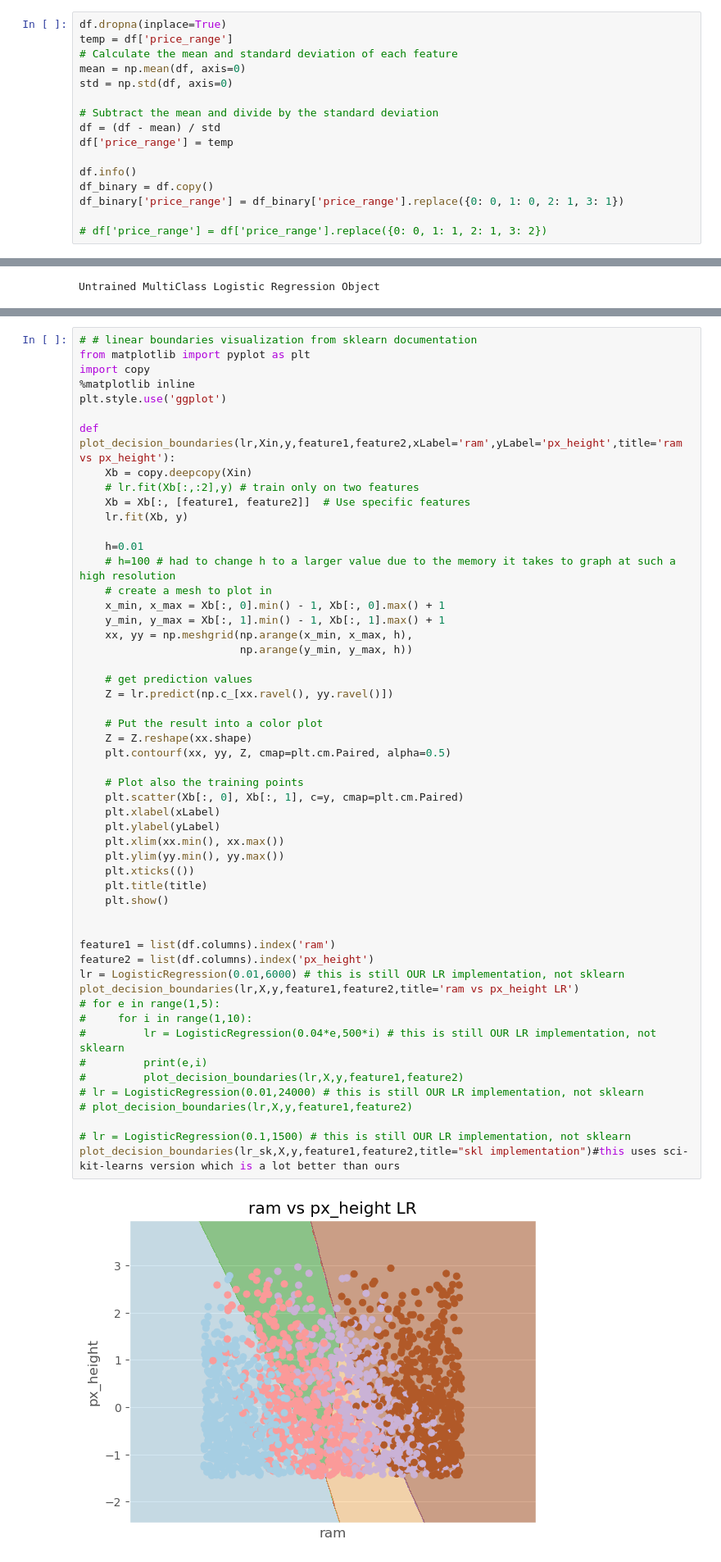
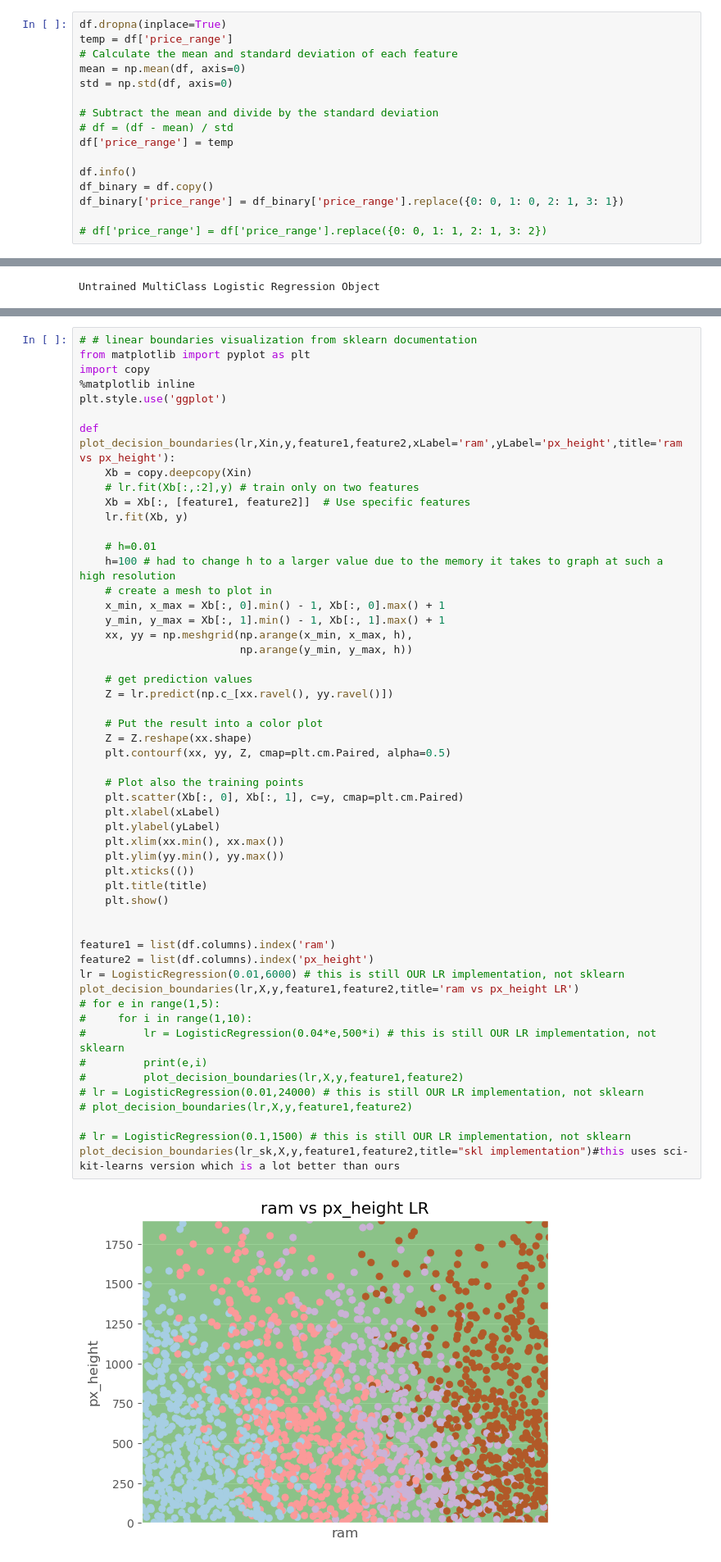
Before and after one commit to ephraim888sun/ML7324_Extending_-Logistic_Regression, a Jupyter notebook: LogisticRegressionProj3.ipynb, the cells around one changed output, grey strips where cells are left out. Shown at 82% size. Drawn from its saved outputs; the diff is of its cells as text.

Commit message:
Added graphs, and MSE

```diff
--- a/LogisticRegressionProj3.ipynb
+++ b/LogisticRegressionProj3.ipynb
@@ -57,7 +57,7 @@ mean = np.mean(df, axis=0)
 std = np.std(df, axis=0)
 
 # Subtract the mean and divide by the standard deviation
-df = (df - mean) / std
+# df = (df - mean) / std
 df['price_range'] = temp
 
 df.info()
@@ -527,8 +527,8 @@ def plot_decision_boundaries(lr,Xin,y,feature1,feature2,xLabel='ram',yLabel='px_
     Xb = Xb[:, [feature1, feature2]]  # Use specific features
     lr.fit(Xb, y)
 
-    h=0.01
-    # h=100 # had to change h to a larger value due to the memory it takes to graph at such a high resolution
+    # h=0.01
+    h=100 # had to change h to a larger value due to the memory it takes to graph at such a high resolution
     # create a mesh to plot in
     x_min, x_max = Xb[:, 0].min() - 1, Xb[:, 0].max() + 1
     y_min, y_max = Xb[:, 1].min() - 1, Xb[:, 1].max() + 1
@@ -541,31 +541,31 @@ def plot_decision_boundaries(lr,Xin,y,feature1,feature2,xLabel='ram',yLabel='px_
     # Put the result into a color plot
     Z = Z.reshape(xx.shape)
     plt.contourf(xx, yy, Z, cmap=plt.cm.Paired, alpha=0.5)
 
     # Plot also the training points
     plt.scatter(Xb[:, 0], Xb[:, 1], c=y, cmap=plt.cm.Paired)
     plt.xlabel(xLabel)
     plt.ylabel(yLabel)
     plt.xlim(xx.min(), xx.max())
     plt.ylim(yy.min(), yy.max())
     plt.xticks(())
     plt.title(title)
     plt.show()
 
 
 feature1 = list(df.columns).index('ram')
 feature2 = list(df.columns).index('px_height')
 lr = LogisticRegression(0.01,6000) # this is still OUR LR implementation, not sklearn
 plot_decision_boundaries(lr,X,y,feature1,feature2,title='ram vs px_height LR')
 # for e in range(1,5):
 #     for i in range(1,10):
 #         lr = LogisticRegression(0.04*e,500*i) # this is still OUR LR implementation, not sklearn
 #         print(e,i)
 #         plot_decision_boundaries(lr,X,y,feature1,feature2)
 # lr = LogisticRegression(0.01,24000) # this is still OUR LR implementation, not sklearn
 # plot_decision_boundaries(lr,X,y,feature1,feature2)
 
 # lr = LogisticRegression(0.1,1500) # this is still OUR LR implementation, not sklearn
 plot_decision_boundaries(lr_sk,X,y,feature1,feature2,title="skl implementation")#this uses sci-kit-learns version which is a lot better than ours
 # %% [output]
-[figure, old version]
+[figure, new version]
```
Also changed, not shown: parts of 16 cells of this notebook.
